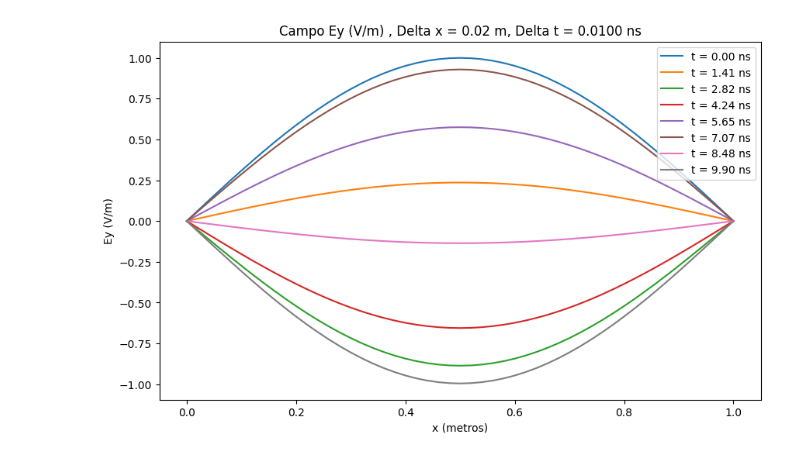
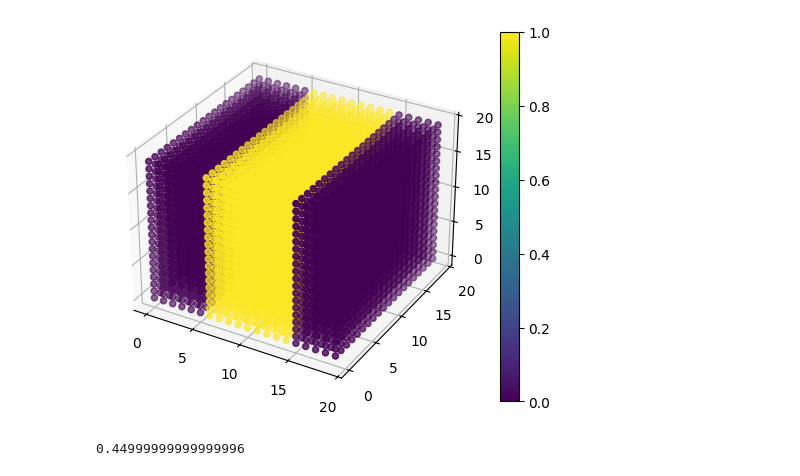
Before and after one commit to RaphaelLeivas/eletrocomp-2026-1, a Jupyter notebook: notebooks/lista3/estudos.ipynb, the cells around one changed output. Saved outputs shown, nothing was run; the diff lists cells and outputs as text; code cells hidden in the pictures.

```diff
--- a/notebooks/lista3/estudos.ipynb
+++ b/notebooks/lista3/estudos.ipynb
@@ -41,13 +1,39 @@ for n in range(nt - 1):
-# %%
-# Plot a few time snapshots
-t_list = np.linspace(0, nt - 10, 8, dtype=int)
-plt.figure(figsize=(10, 6))
-for k in range(len(t_list)):
-    plt.plot(xgrid, Ey[t_list[k], :], label=f"t = {t_list[k]*dt*1e9:.2f} ns")
-plt.title(f"Campo Ey (V/m) , Delta x = {dx} m, Delta t = {dt*1e9:.4f} ns")
-plt.xlabel("x (metros)")
-plt.ylabel(f"Ey (V/m)")
-plt.legend(loc='upper right')
-plt.show()
-# %% [output]
-[figure, removed]
+# %%
+import numpy as np
+import matplotlib.pyplot as plt
+
+a = 0.05
+b = 0.04
+c = 0.03
+dx = dy = dz = 5e-3
+Nx = Ny = Nz = 20
+cx, cy, cz = Nx // 2, Ny // 2, Nz // 2
+full_grid = np.zeros((Nx, Ny, Nz))
+
+for i in range(Nx):
+    for j in range(Nz):
+        for k in range(Nz):
+            if ((i * dx - cx * dx)/a)**2 + ((i * dy - cy * dy)/b)**2 + ((i * dz - cz * dz)/c)**2 <= 1:
+                full_grid[i,j,k] = 1
+
+fig = plt.figure()
+ax = fig.add_subplot(111, projection='3d')
+
+x, y, z = np.indices((Nx, Ny, Nz))
+
+sc = ax.scatter(
+    x.flatten(),
+    y.flatten(),
+    z.flatten(),
+    c=full_grid.flatten(),
+    marker='o'
+)
+
+plt.colorbar(sc)
+plt.show()
+# %% [output]
+[figure, added]
+# %%
+print(Nx * dx)
+# %% [output]
+0.44999999999999996
```
Also changed, not shown: parts of 3 cells of this notebook, 2 other files.
